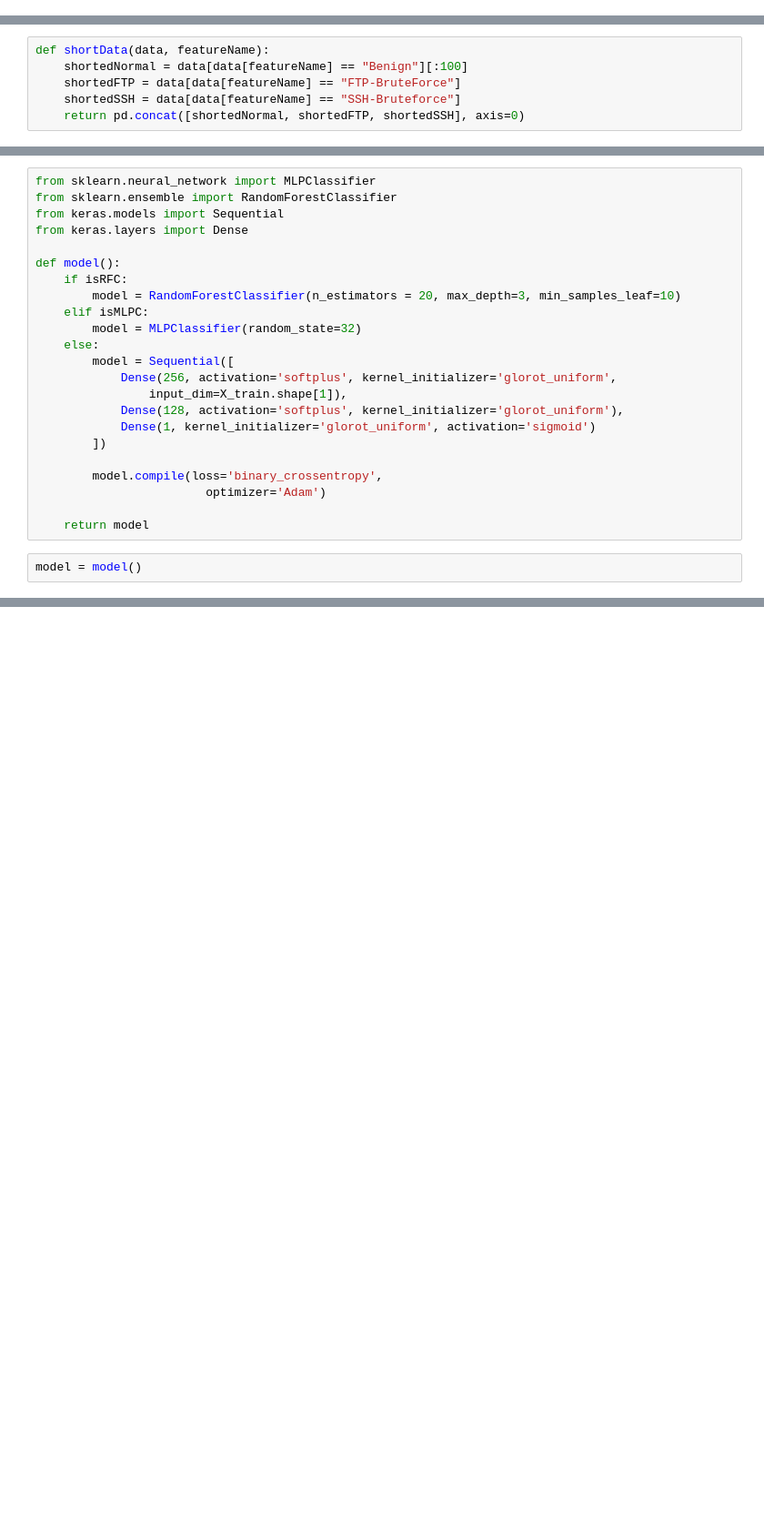
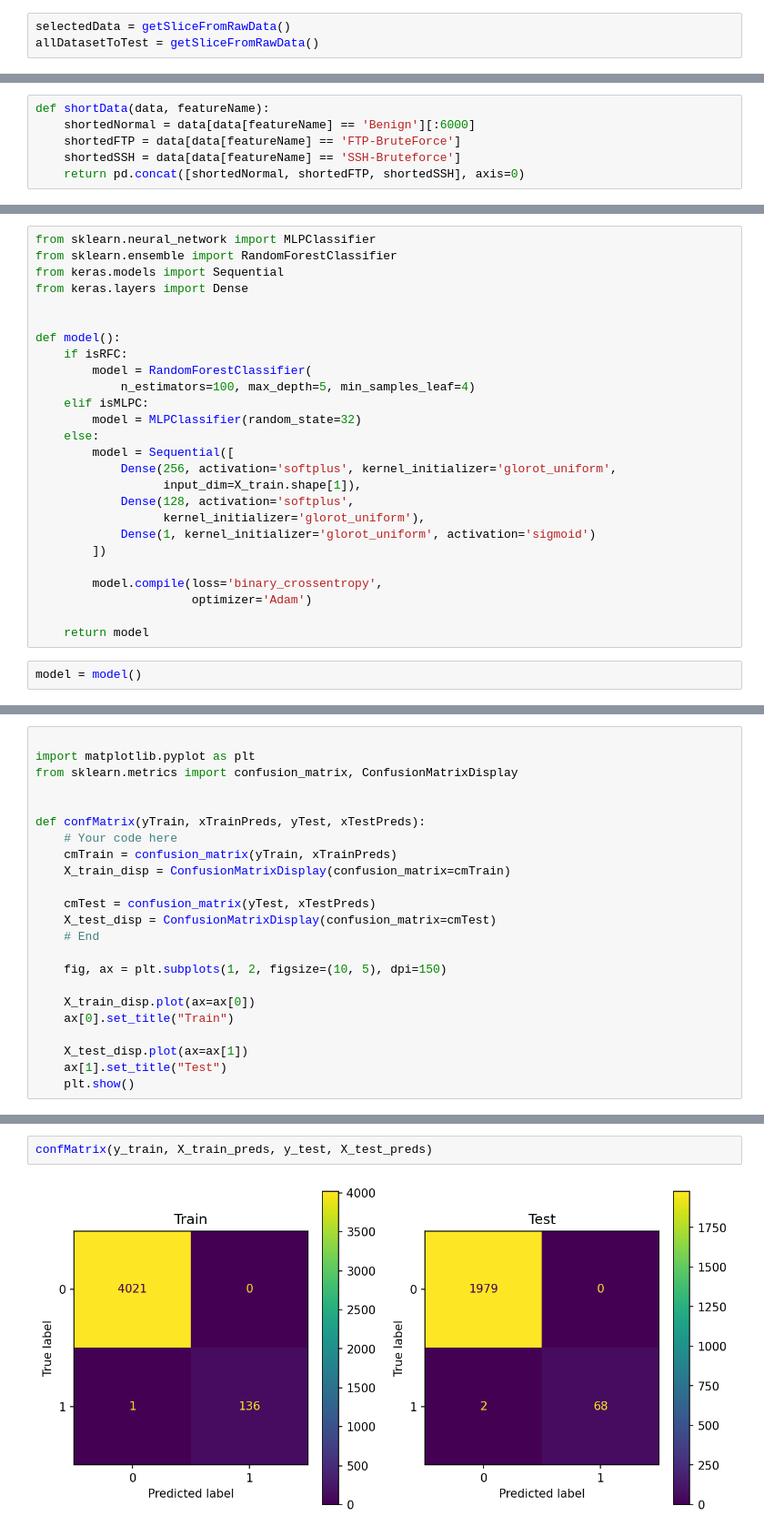
Before and after one commit to Wneku1/MlNetAttackDetector, a Jupyter notebook: python/preprocess.ipynb, the cells around one changed output, grey strips where cells are left out. Shown: that part at 91% size. Drawn from its saved outputs; the diff is of its cells as text; blank space fills up the shorter version.

Commit message:
sanitize data

```diff
--- a/python/preprocess.ipynb
+++ b/python/preprocess.ipynb
@@ -28,3 +67,6 @@ allDatasetToTest  = rawsData[['Protocol', 'Fwd Pkt Len Max', 'Bwd Pkt Len Max',
+# %%
+selectedData = getSliceFromRawData()
+allDatasetToTest = getSliceFromRawData()
 # %%
 withoutDuplicates = selectedData.drop_duplicates()
 # %%
@@ -137,8 +143,8 @@ showAttackDistribution(withoutDuplicates['Label'])
 # %%
 def shortData(data, featureName):
-    shortedNormal = data[data[featureName] == "Benign"][:100]
-    shortedFTP = data[data[featureName] == "FTP-BruteForce"]
-    shortedSSH = data[data[featureName] == "SSH-Bruteforce"]
+    shortedNormal = data[data[featureName] == 'Benign'][:6000]
+    shortedFTP = data[data[featureName] == 'FTP-BruteForce']
+    shortedSSH = data[data[featureName] == 'SSH-Bruteforce']
     return pd.concat([shortedNormal, shortedFTP, shortedSSH], axis=0)
 # %%
 toTrainModel = shortData(withoutDuplicates, 'Label')
@@ -241,21 +243,24 @@ from sklearn.ensemble import RandomForestClassifier
 from keras.models import Sequential
 from keras.layers import Dense
 
+
 def model():
     if isRFC:
-        model = RandomForestClassifier(n_estimators = 20, max_depth=3, min_samples_leaf=10)
+        model = RandomForestClassifier(
+            n_estimators=100, max_depth=5, min_samples_leaf=4)
     elif isMLPC:
         model = MLPClassifier(random_state=32)
     else:
         model = Sequential([
             Dense(256, activation='softplus', kernel_initializer='glorot_uniform',
-                input_dim=X_train.shape[1]),
-            Dense(128, activation='softplus', kernel_initializer='glorot_uniform'),
+                  input_dim=X_train.shape[1]),
+            Dense(128, activation='softplus',
+                  kernel_initializer='glorot_uniform'),
             Dense(1, kernel_initializer='glorot_uniform', activation='sigmoid')
         ])
 
         model.compile(loss='binary_crossentropy',
-                        optimizer='Adam')
+                      optimizer='Adam')
 
     return model
 # %%
@@ -267,3 +272,26 @@ RandomForestClassifier(max_depth=3, min_samples_leaf=10, n_estimators=20)
+# %%
+
+import matplotlib.pyplot as plt
+from sklearn.metrics import confusion_matrix, ConfusionMatrixDisplay
+
+
+def confMatrix(yTrain, xTrainPreds, yTest, xTestPreds):
+    # Your code here
+    cmTrain = confusion_matrix(yTrain, xTrainPreds)
+    X_train_disp = ConfusionMatrixDisplay(confusion_matrix=cmTrain)
+
+    cmTest = confusion_matrix(yTest, xTestPreds)
+    X_test_disp = ConfusionMatrixDisplay(confusion_matrix=cmTest)
+    # End
+
+    fig, ax = plt.subplots(1, 2, figsize=(10, 5), dpi=150)
+
+    X_train_disp.plot(ax=ax[0])
+    ax[0].set_title("Train")
+
+    X_test_disp.plot(ax=ax[1])
+    ax[1].set_title("Test")
+    plt.show()
 # %%
 from sklearn.metrics import roc_auc_score, accuracy_score
 
@@ -282,3 +310,7 @@ Test accuracy:  0.9122807017543859
+# %%
+confMatrix(y_train, X_train_preds, y_test, X_test_preds)
+# %% [output]
+[figure, added]
 # %%
 X_trainTest_preds = model.predict(X_trainTest)
 X_testTest_preds = model.predict(X_testTest)
```
Also changed, not shown: parts of 27 cells of this notebook.
